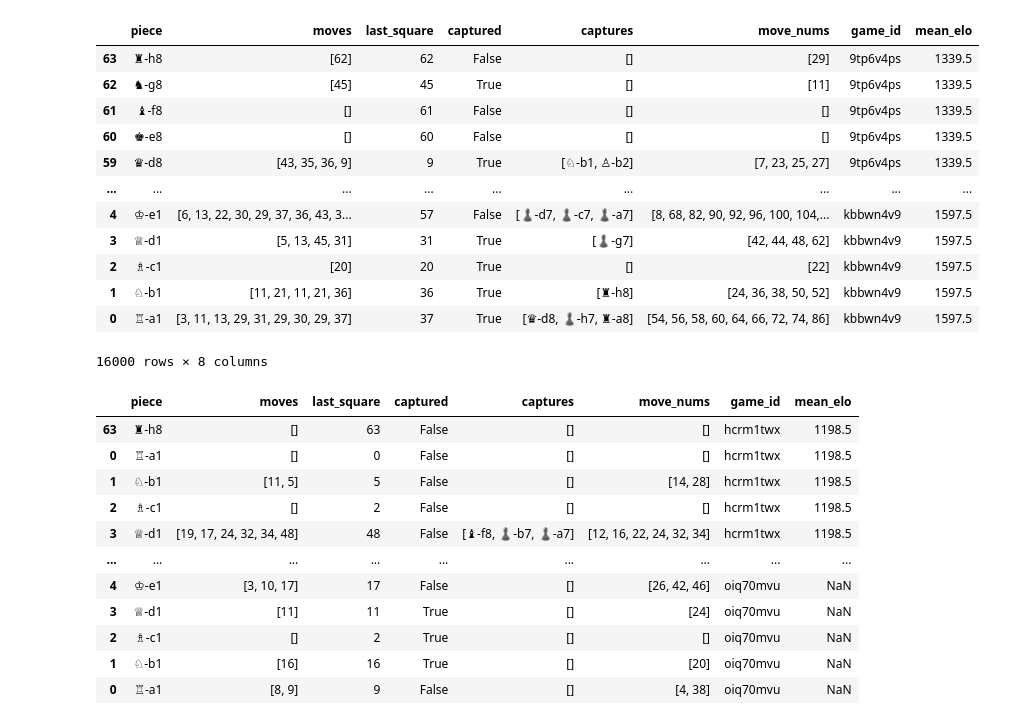
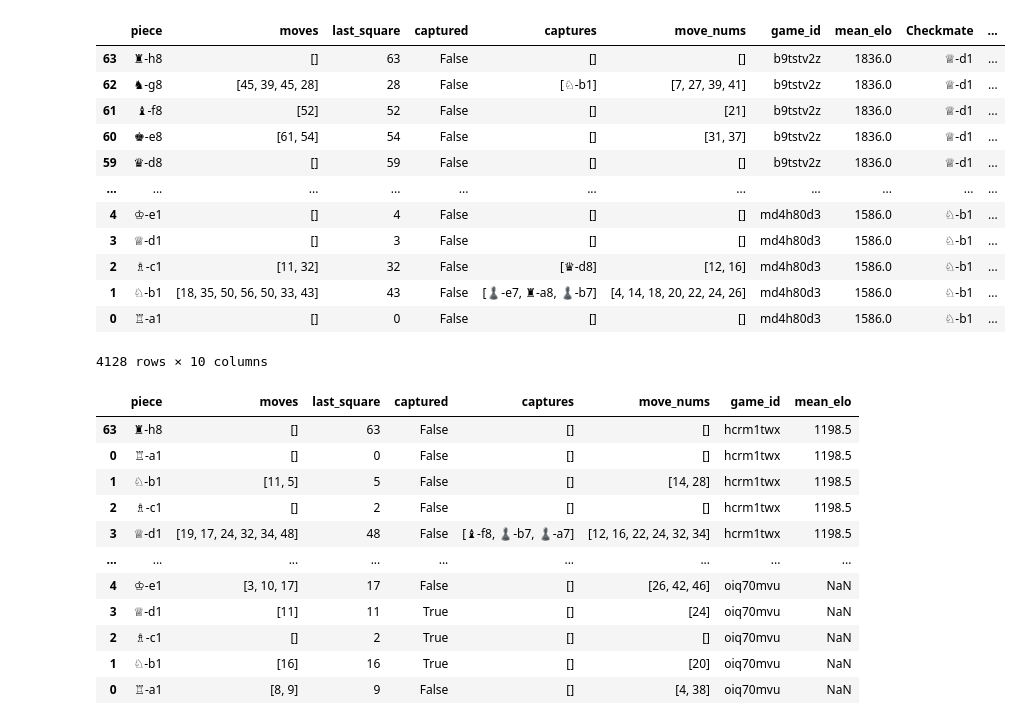
Before and after one commit to realjacoblinder/dsci521, a Jupyter notebook: Phase 2 - the begining.ipynb, the cells around one changed output. Cells and saved outputs as stored; diff of their text form; code cells hidden in the pictures.

```diff
--- a/Phase 2 - the begining.ipynb
+++ b/Phase 2 - the begining.ipynb
@@ -118,22 +132,22 @@ with open('data/lichess_db_standard_rated_2013-02.pgn', 'r') as pgn_file:
 for game in games.values():
     game.fill_tracker()
 data = pd.concat([i.get_dataframe() for i in games.values()])
-# %%
-data
-# %% [output]
-|  | piece | moves | last_square | captured | captures | move_nums | game_id | mean_elo |
-| 63 | ♜-h8 | [62] | 62 | False | [] | [29] | 9tp6v4ps | 1339.5 |
-| 62 | ♞-g8 | [45] | 45 | True | [] | [11] | 9tp6v4ps | 1339.5 |
-| 61 | ♝-f8 | [] | 61 | False | [] | [] | 9tp6v4ps | 1339.5 |
-| 60 | ♚-e8 | [] | 60 | False | [] | [] | 9tp6v4ps | 1339.5 |
-| 59 | ♛-d8 | [43, 35, 36, 9] | 9 | True | [♘-b1, ♙-b2] | [7, 23, 25, 27] | 9tp6v4ps | 1339.5 |
-| ... | ... | ... | ... | ... | ... | ... | ... | ... |
-| 4 | ♔-e1 | [6, 13, 22, 30, 29, 37, 36, 43, 3... | 57 | False | [♟-d7, ♟-c7, ♟-a7] | [8, 68, 82, 90, 92, 96, 100, 104,... | kbbwn4v9 | 1597.5 |
-| 3 | ♕-d1 | [5, 13, 45, 31] | 31 | True | [♟-g7] | [42, 44, 48, 62] | kbbwn4v9 | 1597.5 |
-| 2 | ♗-c1 | [20] | 20 | True | [] | [22] | kbbwn4v9 | 1597.5 |
-| 1 | ♘-b1 | [11, 21, 11, 21, 36] | 36 | True | [♜-h8] | [24, 36, 38, 50, 52] | kbbwn4v9 | 1597.5 |
-| 0 | ♖-a1 | [3, 11, 13, 29, 31, 29, 30, 29, 37] | 37 | True | [♛-d8, ♟-h7, ♜-a8] | [54, 56, 58, 60, 64, 66, 72, 74, 86] | kbbwn4v9 | 1597.5 |
-16000 rows × 8 columns
+# %%
+data[data['Checkmate'] != False]
+# %% [output]
+|  | piece | moves | last_square | captured | captures | move_nums | game_id | mean_elo | Checkmate | ... |
+| 63 | ♜-h8 | [] | 63 | False | [] | [] | b9tstv2z | 1836.0 | ♕-d1 | ... |
+| 62 | ♞-g8 | [45, 39, 45, 28] | 28 | False | [♘-b1] | [7, 27, 39, 41] | b9tstv2z | 1836.0 | ♕-d1 | ... |
+| 61 | ♝-f8 | [52] | 52 | False | [] | [21] | b9tstv2z | 1836.0 | ♕-d1 | ... |
+| 60 | ♚-e8 | [61, 54] | 54 | False | [] | [31, 37] | b9tstv2z | 1836.0 | ♕-d1 | ... |
+| 59 | ♛-d8 | [] | 59 | False | [] | [] | b9tstv2z | 1836.0 | ♕-d1 | ... |
+| ... | ... | ... | ... | ... | ... | ... | ... | ... | ... | ... |
+| 4 | ♔-e1 | [] | 4 | False | [] | [] | md4h80d3 | 1586.0 | ♘-b1 | ... |
+| 3 | ♕-d1 | [] | 3 | False | [] | [] | md4h80d3 | 1586.0 | ♘-b1 | ... |
+| 2 | ♗-c1 | [11, 32] | 32 | False | [♛-d8] | [12, 16] | md4h80d3 | 1586.0 | ♘-b1 | ... |
+| 1 | ♘-b1 | [18, 35, 50, 56, 50, 33, 43] | 43 | False | [♟-e7, ♜-a8, ♟-b7] | [4, 14, 18, 20, 22, 24, 26] | md4h80d3 | 1586.0 | ♘-b1 | ... |
+| 0 | ♖-a1 | [] | 0 | False | [] | [] | md4h80d3 | 1586.0 | ♘-b1 | ... |
+4128 rows × 10 columns
 # %%
 data.sort_values(by='mean_elo')
 # %% [output]
```
Also changed, not shown: parts of 32 cells of this notebook, 4 other files.
